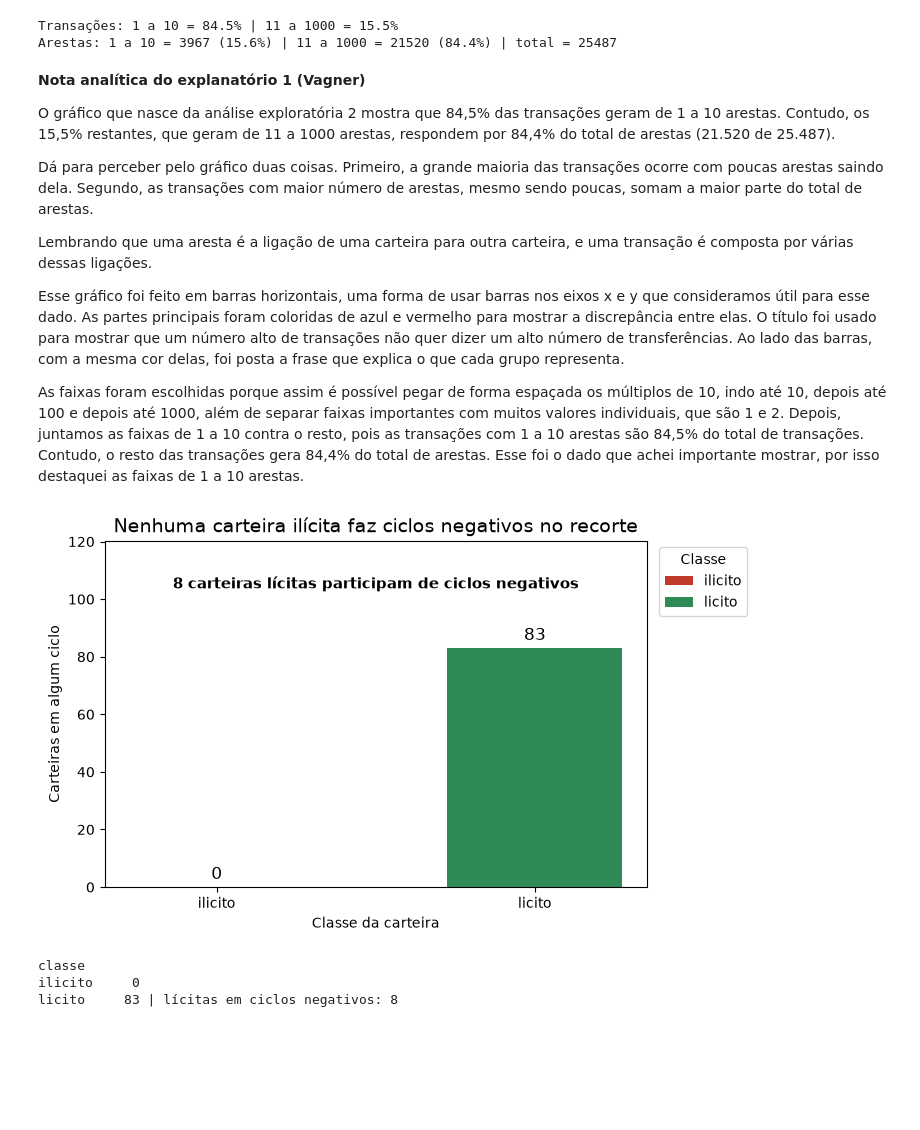
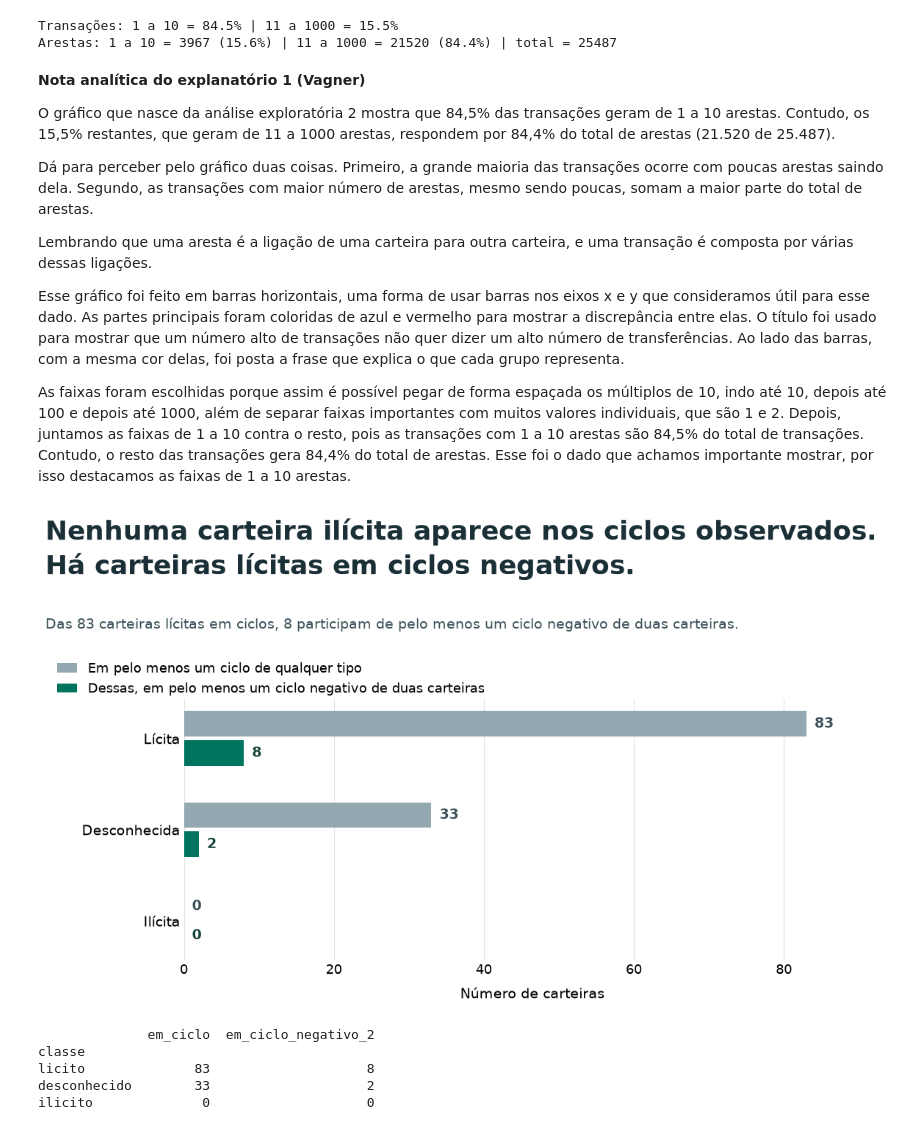
Before and after one commit to davimqz/Projetos-Grafos, a Jupyter notebook: notebooks/avd/01_exploratoria.ipynb, the cells around one changed output. Cells and saved outputs as stored; diff of their text form; code cells hidden in the pictures; blank space fills up the shorter version.

```diff
--- a/notebooks/avd/01_exploratoria.ipynb
+++ b/notebooks/avd/01_exploratoria.ipynb
@@ -938,31 +938,53 @@ Lembrando que uma aresta é a ligação de uma carteira para outra carteira, e u
 
 Esse gráfico foi feito em barras horizontais, uma forma de usar barras nos eixos x e y que consideramos útil para esse dado. As partes principais foram coloridas de azul e vermelho para mostrar a discrepância entre elas. O título foi usado para mostrar que um número alto de transações não quer dizer um alto número de transferências. Ao lado das barras, com a mesma cor delas, foi posta a frase que explica o que cada grupo representa.
 
-As faixas foram escolhidas porque assim é possível pegar de forma espaçada os múltiplos de 10, indo até 10, depois até 100 e depois até 1000, além de separar faixas importantes com muitos valores individuais, que são 1 e 2. Depois, juntamos as faixas de 1 a 10 contra o resto, pois as transações com 1 a 10 arestas são 84,5% do total de transações. Contudo, o resto das transações gera 84,4% do total de arestas. Esse foi o dado que achei importante mostrar, por isso destaquei as faixas de 1 a 10 arestas.
+As faixas foram escolhidas porque assim é possível pegar de forma espaçada os múltiplos de 10, indo até 10, depois até 100 e depois até 1000, além de separar faixas importantes com muitos valores individuais, que são 1 e 2. Depois, juntamos as faixas de 1 a 10 contra o resto, pois as transações com 1 a 10 arestas são 84,5% do total de transações. Contudo, o resto das transações gera 84,4% do total de arestas. Esse foi o dado que achamos importante mostrar, por isso destacamos as faixas de 1 a 10 arestas.
 # %%
-# [IA] Claude Code – sintaxe matplotlib do explanatório 2; barras só de ilícitas e lícitas, título, texto em negrito e cores definidos pelo Vagner, com base nos gráficos 3 e 4
-CLASSES_E2 = ["ilicito", "licito"]
-em_ciclo_e2 = em_ciclo_classe.loc[CLASSES_E2]
-licitas_ciclo_neg = int(qtd_por_classe["licito"])
+# [IA] Claude Code – sintaxe matplotlib do explanatório 2; barras horizontais agrupadas, título, subtítulo, legenda e cores definidos pelo Vagner (modelo enviado por ele), com base nos gráficos 3 e 4
+CLASSES_E2 = ["licito", "desconhecido", "ilicito"]
+NOMES_E2 = {"licito": "Lícita", "desconhecido": "Desconhecida", "ilicito": "Ilícita"}
+COR_CICLO, COR_NEG = "#93a8b1", "#00745f"
+COR_TITULO, COR_TEXTO = "#1b2f36", "#3b5158"
 
-fig, ax = plt.subplots(figsize=(7, 4.5))
-barras = ax.bar(CLASSES_E2, em_ciclo_e2, color=[CORES[c] for c in CLASSES_E2], label=CLASSES_E2, width=0.55)
-ax.bar_label(barras, padding=3, fontsize=12)
-ax.set_ylim(0, em_ciclo_e2.max() * 1.45)
-ax.set_title("Nenhuma carteira ilícita faz ciclos negativos no recorte", fontsize=14)
-ax.set_xlabel("Classe da carteira")
-ax.set_ylabel("Carteiras em algum ciclo")
-ax.text(0.5, em_ciclo_e2.max() * 1.25, f"{licitas_ciclo_neg} carteiras lícitas participam de ciclos negativos",
-        ha="center", fontsize=11, fontweight="bold")
-ax.legend(title="Classe", loc="upper left", bbox_to_anchor=(1.01, 1))
-plt.savefig(SAIDA + "explanatoria_2.png", dpi=150, bbox_inches="tight")
+em_ciclo_e2 = em_ciclo_classe.reindex(CLASSES_E2, fill_value=0)
+ciclo_neg_e2 = qtd_por_classe.reindex(CLASSES_E2, fill_value=0)
+
+fig, ax = plt.subplots(figsize=(13, 7.4))
+fig.subplots_adjust(left=0.2, right=0.93, top=0.6, bottom=0.12)
+y = range(len(CLASSES_E2))
+altura = 0.28
+b1 = ax.barh([i - altura / 2 - 0.02 for i in y], em_ciclo_e2.values, height=altura, color=COR_CICLO,
+             label="Em pelo menos um ciclo de qualquer tipo")
+b2 = ax.barh([i + altura / 2 + 0.02 for i in y], ciclo_neg_e2.values, height=altura, color=COR_NEG,
+             label="Dessas, em pelo menos um ciclo negativo de duas carteiras")
+ax.bar_label(b1, padding=8, fontsize=14, fontweight="bold", color=COR_TEXTO)
+ax.bar_label(b2, padding=8, fontsize=14, fontweight="bold", color="#17443b")
+ax.set_yticks(list(y), [NOMES_E2[c] for c in CLASSES_E2], fontsize=14)
+ax.invert_yaxis()
+ax.set_xlim(0, em_ciclo_e2.max() * 1.12)
+ax.set_xlabel("Número de carteiras", fontsize=14, labelpad=10)
+ax.tick_params(axis="x", labelsize=13, length=0)
+ax.tick_params(axis="y", length=0)
+ax.grid(axis="x", color="#e3e3e3")
+ax.set_axisbelow(True)
+for lado in ax.spines.values():
+    lado.set_visible(False)
+
+fig.text(0.055, 0.83, "Nenhuma carteira ilícita aparece nos ciclos observados.\nHá carteiras lícitas em ciclos negativos.",
+         fontsize=26, fontweight="bold", color=COR_TITULO, linespacing=1.3)
+fig.text(0.055, 0.73, f"Das {em_ciclo_e2['licito']} carteiras lícitas em ciclos, {ciclo_neg_e2['licito']} participam "
+         "de pelo menos um ciclo negativo de duas carteiras.", fontsize=14, color=COR_TEXTO)
+fig.legend(loc="upper left", bbox_to_anchor=(0.055, 0.69), frameon=False, fontsize=13, handlelength=1.5)
+plt.savefig(SAIDA + "explanatoria_2.png", dpi=150, facecolor="white")
 plt.show()
-print(em_ciclo_e2.to_string(), "| lícitas em ciclos negativos:", licitas_ciclo_neg)
+print(pd.DataFrame({"em_ciclo": em_ciclo_e2, "em_ciclo_negativo_2": ciclo_neg_e2}).to_string())
 # %% [output]
-[figure, old version]
+[figure, new version]
+              em_ciclo  em_ciclo_negativo_2
 classe
-ilicito     0
-licito     83 | lícitas em ciclos negativos: 8
+licito              83                    8
+desconhecido        33                    2
+ilicito              0                    0
 # %% [markdown]
 **Nota analítica do explanatório 2 (Vagner)**
 
```
Also changed, not shown: parts of 2 cells of this notebook, 3 other files.
